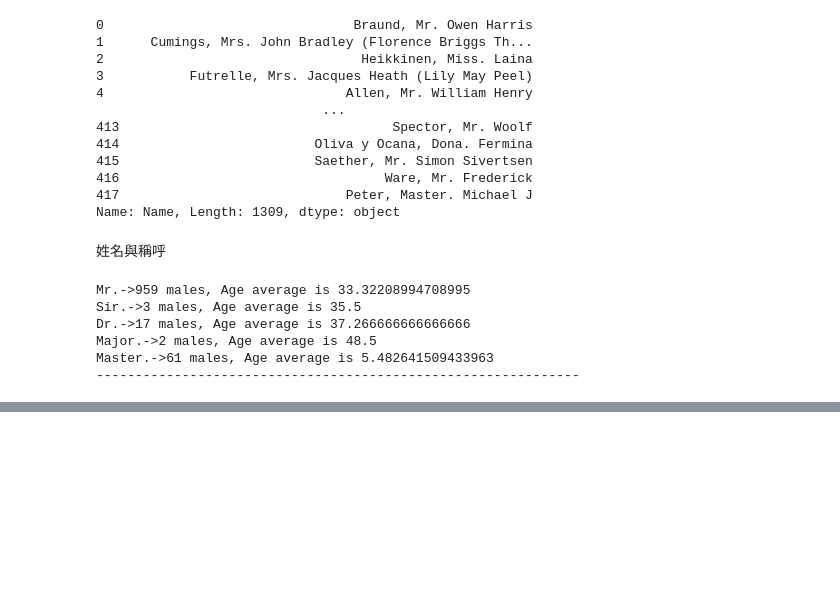
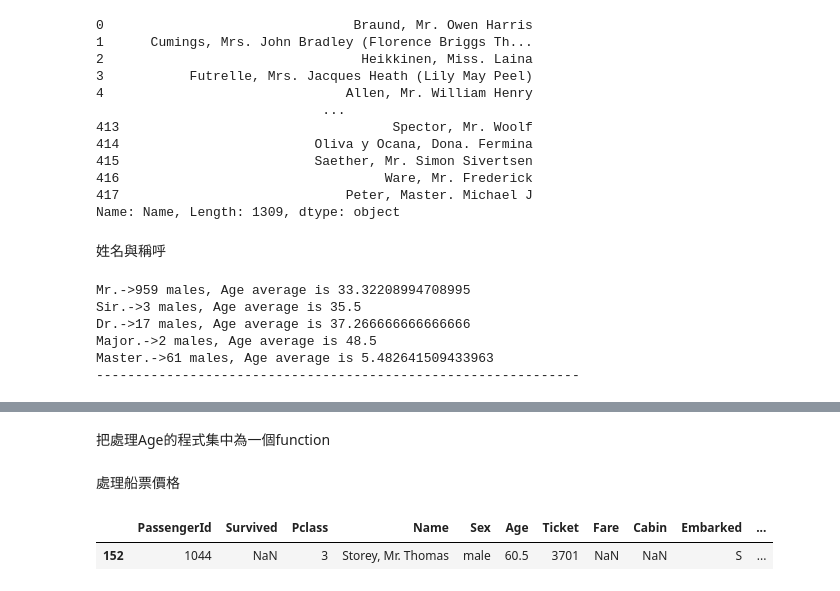
Before and after one commit to kuozheng10/FLASK_HEROKU, a Jupyter notebook: ML_titanic.ipynb, the cells around one changed output, grey strips where cells are left out. Cells and saved outputs as stored; diff of their text form; code cells hidden in the pictures; blank space fills up the shorter version.

```diff
--- a/ML_titanic.ipynb
+++ b/ML_titanic.ipynb
@@ -214,0 +416,2 @@ Master.->61 males, Age average is 5.482641509433963
+# %% [markdown]
+把處理Age的程式集中為一個function
@@ -214,0 +441,2 @@ Master.->61 males, Age average is 5.482641509433963
+# %% [markdown]
+處理船票價格
@@ -214,0 +447,5 @@ Master.->61 males, Age average is 5.482641509433963
+# %%
+x_train[x_train['Fare'].isnull()]
+# %% [output]
+|  | PassengerId | Survived | Pclass | Name | Sex | Age | Ticket | Fare | Cabin | Embarked | ... |
+| 152 | 1044 | NaN | 3 | Storey, Mr. Thomas | male | 60.5 | 3701 | NaN | NaN | S | ... |
```
Also changed, not shown: parts of 29 cells of this notebook.
